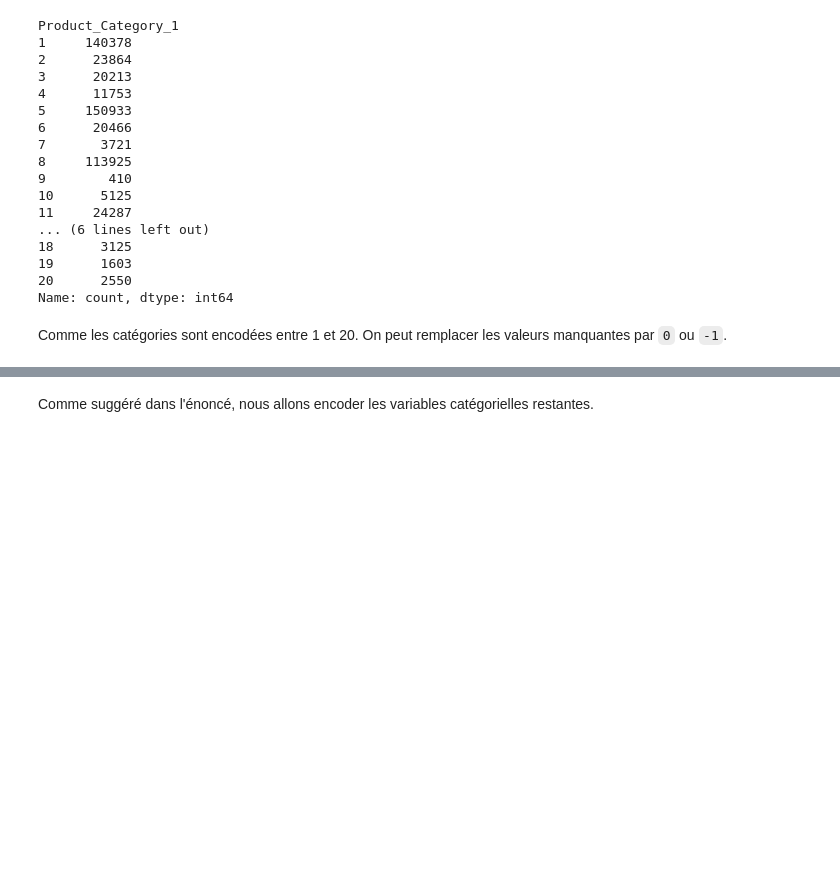
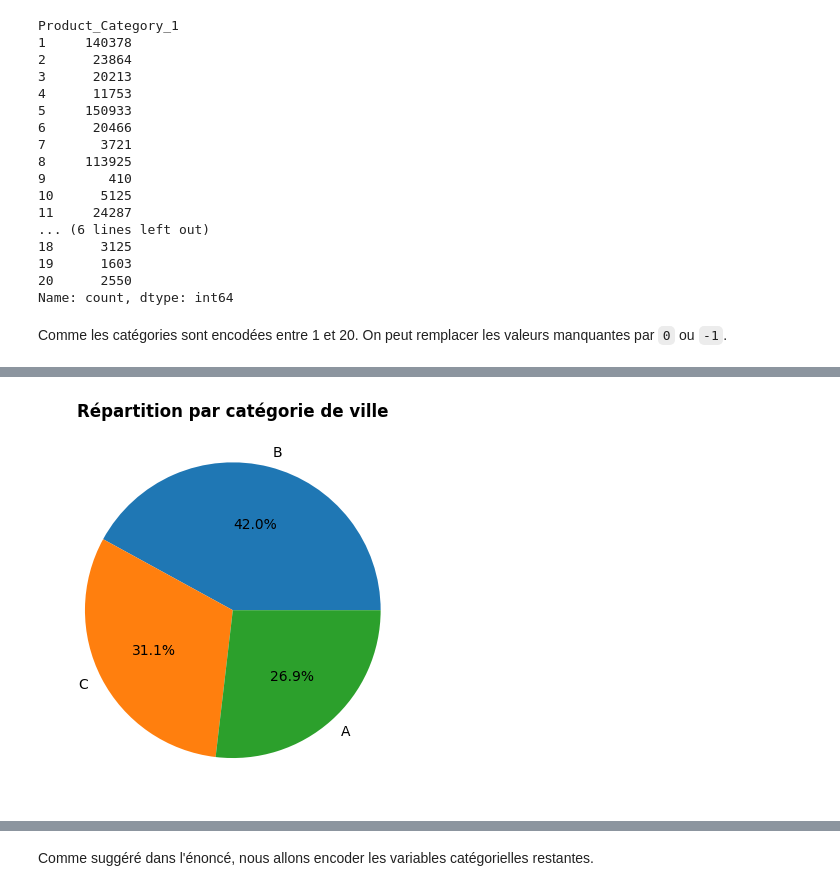
Before and after one commit to M2SDD/projet-cloud, a Jupyter notebook: 1-exploration_ingestion.ipynb, the cells around one changed output, grey strips where cells are left out. Drawn from its saved outputs; the diff is of its cells as text; code cells hidden in the pictures; blank space fills up the shorter version.

```diff
--- a/1-exploration_ingestion.ipynb
+++ b/1-exploration_ingestion.ipynb
@@ -194,0 +226,10 @@ df[
+# %%
+# Répartition par catégorie de ville
+df["City_Category"].value_counts().plot.pie(
+    autopct="%1.1f%%",
+    #startangle=90,
+)
+plt.title("Répartition par catégorie de ville", fontweight="bold")
+plt.ylabel("");
+# %% [output]
+[figure, added]
```
Also changed, not shown: parts of 37 cells of this notebook, 16 other files.
